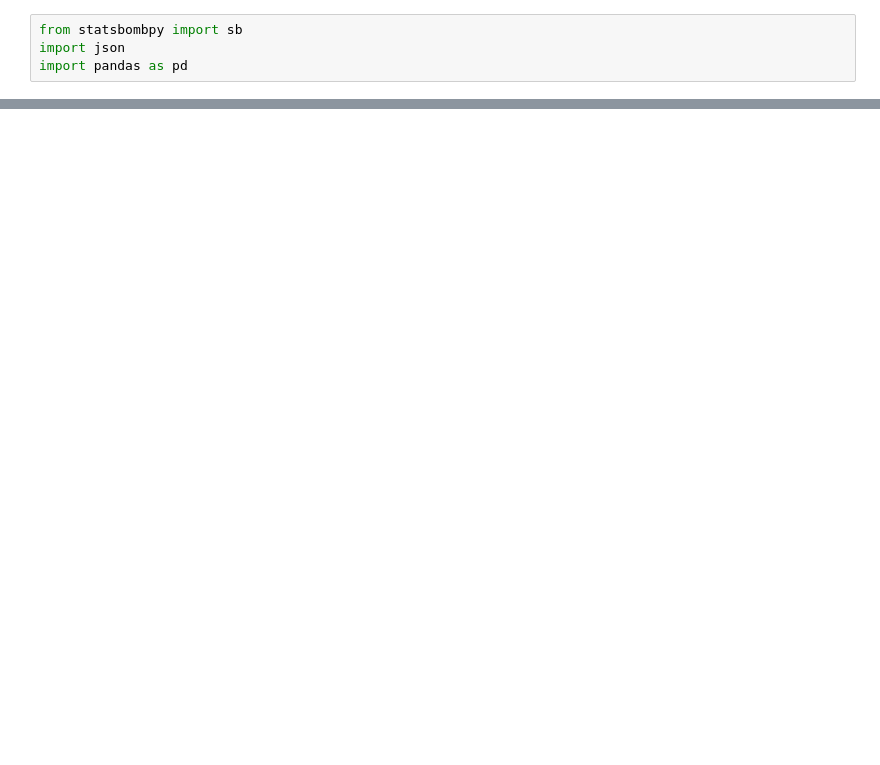
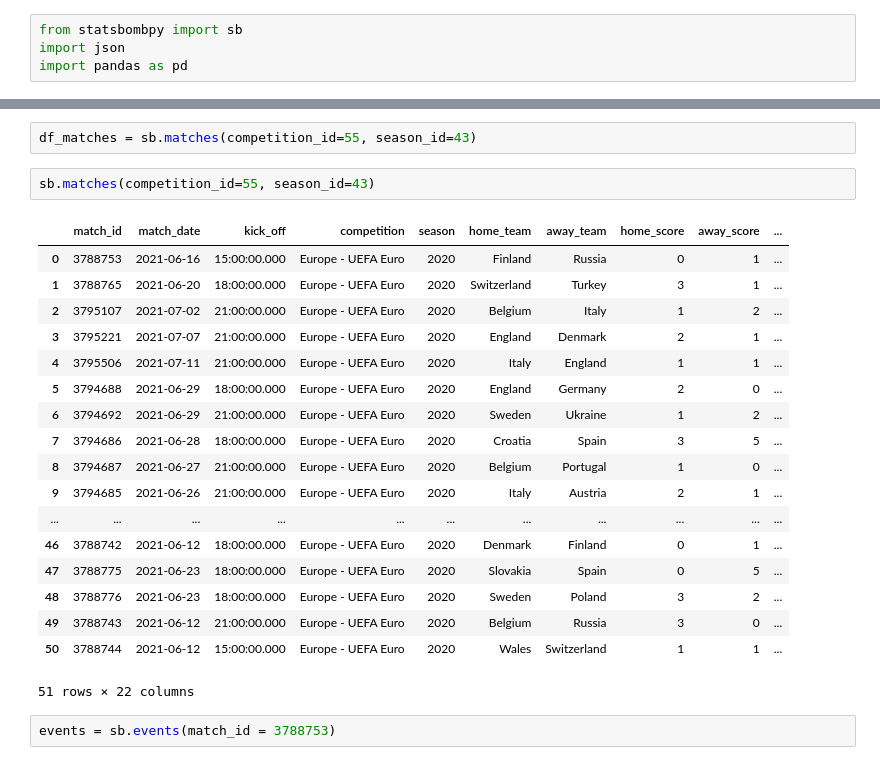
Before and after one commit to ryaa2020/Throw-ins-Gain-the-Upper-Hand, a Jupyter notebook: starter.ipynb, the cells around one changed output, grey strips where cells are left out. Saved outputs shown, nothing was run; the diff lists cells and outputs as text; blank space fills up the shorter version.

```diff
--- a/starter.ipynb
+++ b/starter.ipynb
@@ -41,0 +64,25 @@ df
+# %%
+df_matches = sb.matches(competition_id=55, season_id=43)
+# %%
+sb.matches(competition_id=55, season_id=43)
+# %% [output]
+|  | match_id | match_date | kick_off | competition | season | home_team | away_team | home_score | away_score | ... |
+| 0 | 3788753 | 2021-06-16 | 15:00:00.000 | Europe - UEFA Euro | 2020 | Finland | Russia | 0 | 1 | ... |
+| 1 | 3788765 | 2021-06-20 | 18:00:00.000 | Europe - UEFA Euro | 2020 | Switzerland | Turkey | 3 | 1 | ... |
+| 2 | 3795107 | 2021-07-02 | 21:00:00.000 | Europe - UEFA Euro | 2020 | Belgium | Italy | 1 | 2 | ... |
+| 3 | 3795221 | 2021-07-07 | 21:00:00.000 | Europe - UEFA Euro | 2020 | England | Denmark | 2 | 1 | ... |
+| 4 | 3795506 | 2021-07-11 | 21:00:00.000 | Europe - UEFA Euro | 2020 | Italy | England | 1 | 1 | ... |
+| 5 | 3794688 | 2021-06-29 | 18:00:00.000 | Europe - UEFA Euro | 2020 | England | Germany | 2 | 0 | ... |
+| 6 | 3794692 | 2021-06-29 | 21:00:00.000 | Europe - UEFA Euro | 2020 | Sweden | Ukraine | 1 | 2 | ... |
+| 7 | 3794686 | 2021-06-28 | 18:00:00.000 | Europe - UEFA Euro | 2020 | Croatia | Spain | 3 | 5 | ... |
+| 8 | 3794687 | 2021-06-27 | 21:00:00.000 | Europe - UEFA Euro | 2020 | Belgium | Portugal | 1 | 0 | ... |
+| 9 | 3794685 | 2021-06-26 | 21:00:00.000 | Europe - UEFA Euro | 2020 | Italy | Austria | 2 | 1 | ... |
+| ... | ... | ... | ... | ... | ... | ... | ... | ... | ... | ... |
+| 46 | 3788742 | 2021-06-12 | 18:00:00.000 | Europe - UEFA Euro | 2020 | Denmark | Finland | 0 | 1 | ... |
+| 47 | 3788775 | 2021-06-23 | 18:00:00.000 | Europe - UEFA Euro | 2020 | Slovakia | Spain | 0 | 5 | ... |
+| 48 | 3788776 | 2021-06-23 | 18:00:00.000 | Europe - UEFA Euro | 2020 | Sweden | Poland | 3 | 2 | ... |
+| 49 | 3788743 | 2021-06-12 | 21:00:00.000 | Europe - UEFA Euro | 2020 | Belgium | Russia | 3 | 0 | ... |
+| 50 | 3788744 | 2021-06-12 | 15:00:00.000 | Europe - UEFA Euro | 2020 | Wales | Switzerland | 1 | 1 | ... |
+51 rows × 22 columns
+# %%
+events = sb.events(match_id = 3788753)
```
Also changed, not shown: parts of 6 cells of this notebook.
